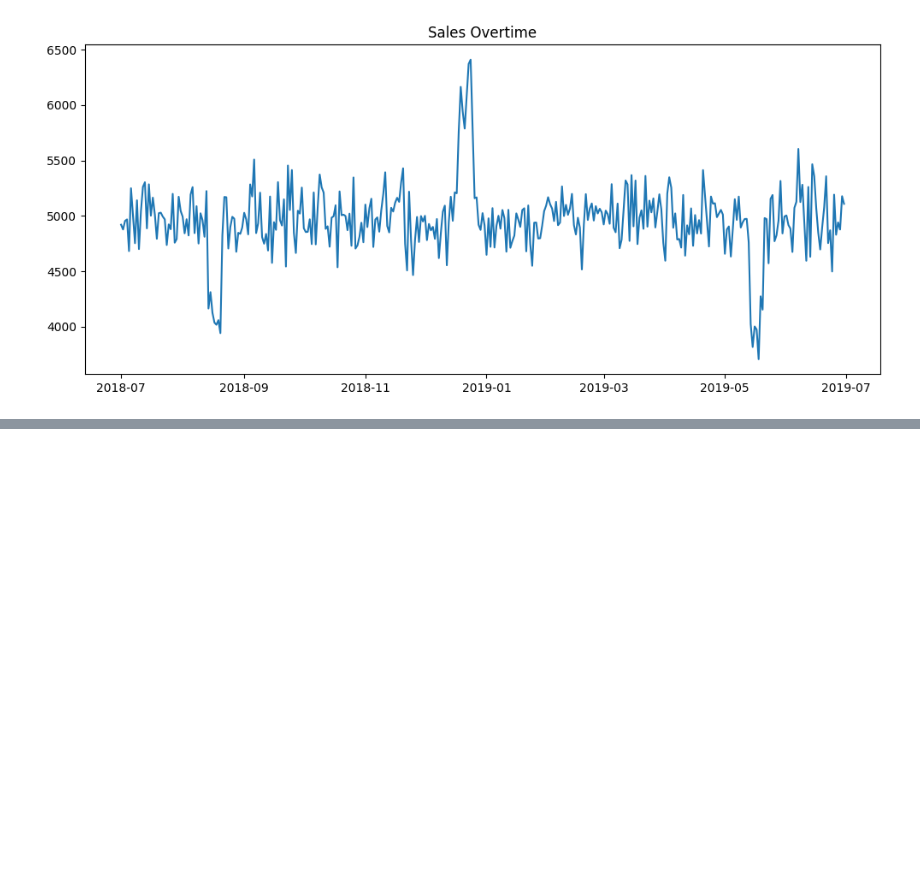
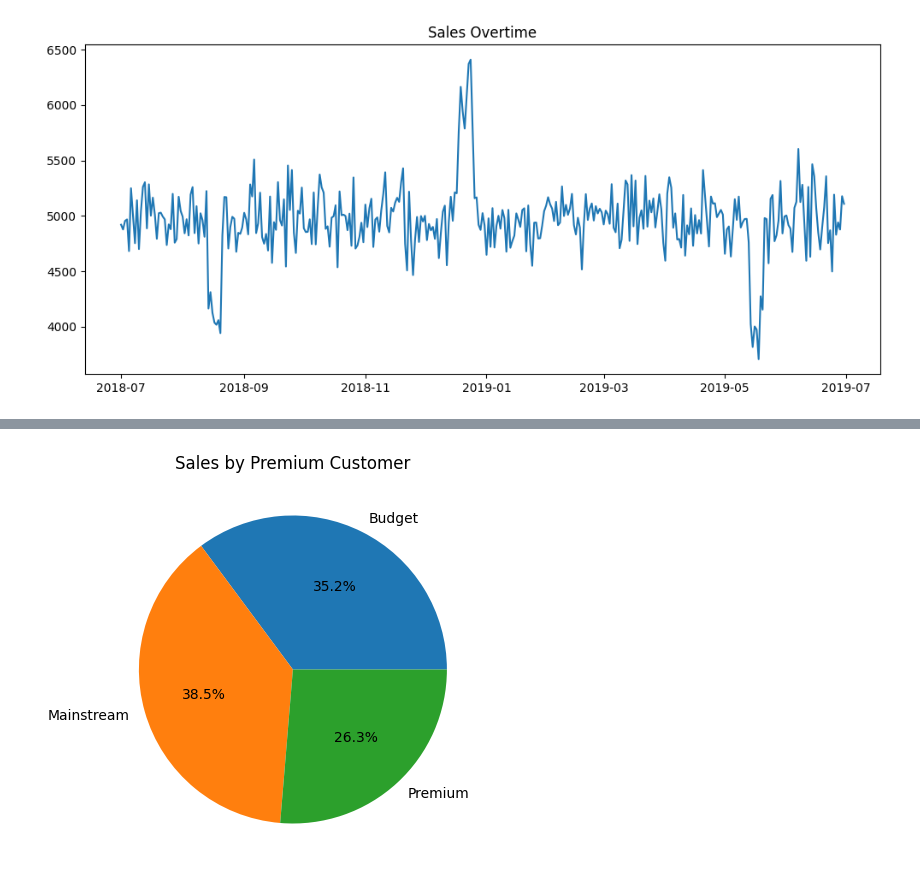
Before and after one commit to theAtieno/Py-Data-Class, a Jupyter notebook: Visualizations/quantum.ipynb, the cells around one changed output, grey strips where cells are left out. Saved outputs shown, nothing was run; the diff lists cells and outputs as text; code cells hidden in the pictures; blank space fills up the shorter version.

```diff
--- a/Visualizations/quantum.ipynb
+++ b/Visualizations/quantum.ipynb
@@ -120,0 +159,9 @@ plt.show()
+# %%
+plt.figure(figsize=(5,5))
+explode = (0.1,0,1)
+plt.pie(prem_cust['TOT_SALES'],labels=prem_cust['PREMIUM_CUSTOMER'],autopct='%1.1f%%')
+plt.title('Sales by Premium Customer')
+plt.savefig('Sales by Premium Customer')
+plt.show()
+# %% [output]
+[figure, added]
```
Also changed, not shown: parts of 13 cells of this notebook, 19 other files.
